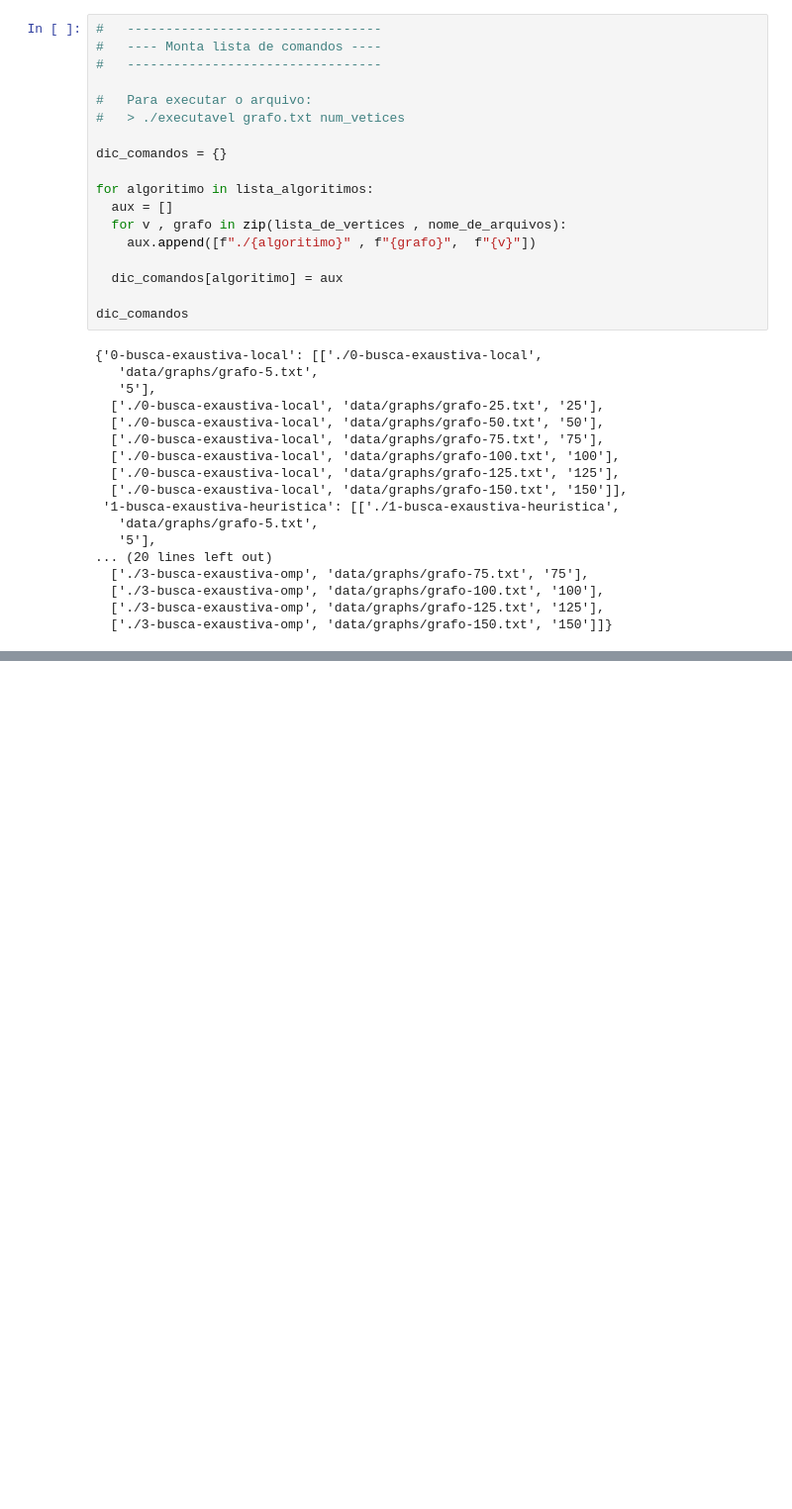
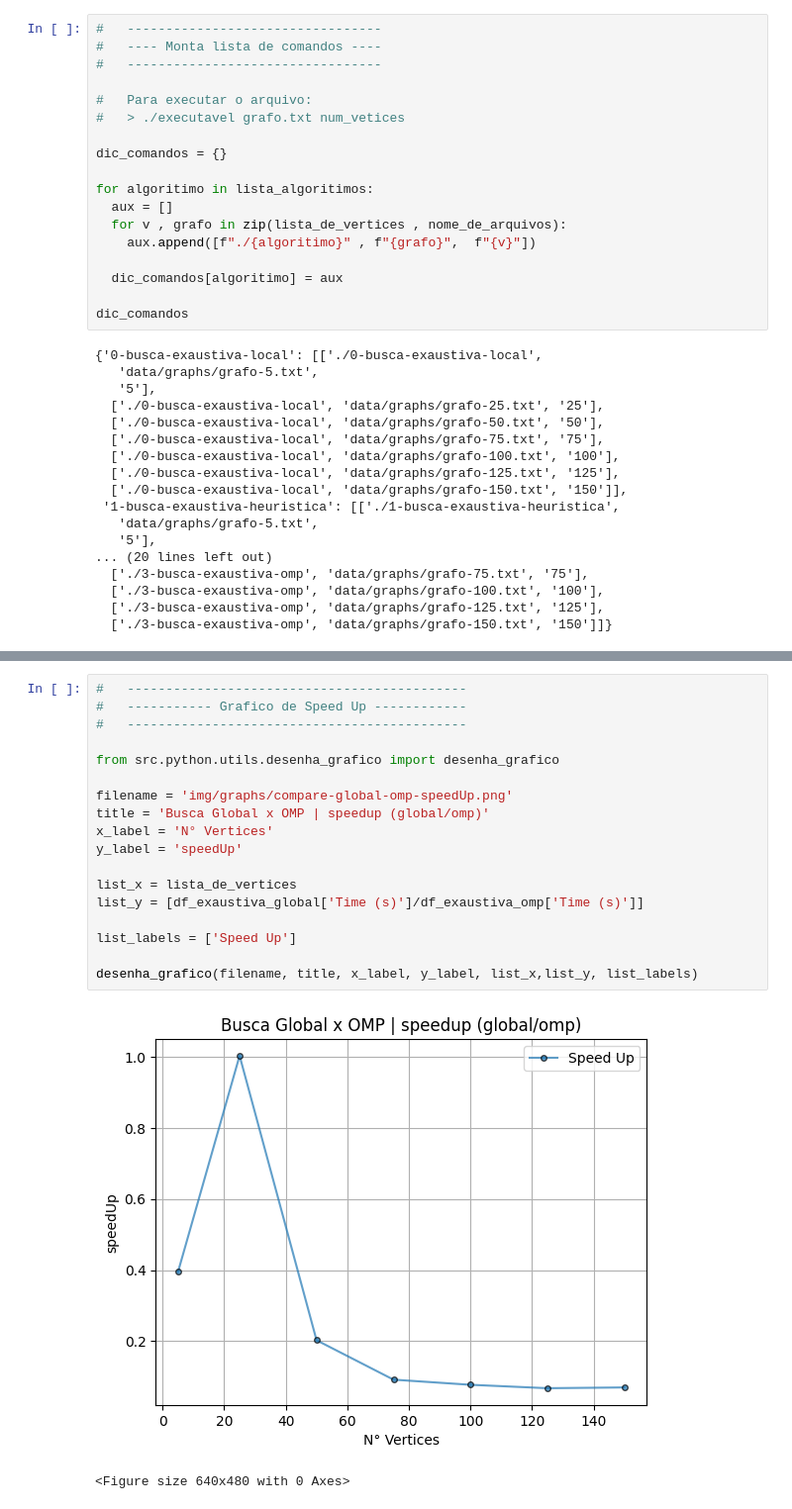
Before and after one commit to leticiacb1/Find-MaximumClique-Graph, a Jupyter notebook: relatorio_projeto.ipynb, the cells around one changed output, grey strips where cells are left out. Shown at 99% size. Drawn from its saved outputs; the diff is of its cells as text; blank space fills up the shorter version.

```diff
--- a/relatorio_projeto.ipynb
+++ b/relatorio_projeto.ipynb
@@ -952 +1030,22 @@ df_exaustiva_omp
+# %%
+#   --------------------------------------------
+#   ----------- Grafico de Speed Up ------------
+#   --------------------------------------------
+
+from src.python.utils.desenha_grafico import desenha_grafico
+
+filename = 'img/graphs/compare-global-omp-speedUp.png'
+title = 'Busca Global x OMP | speedup (global/omp)'
+x_label = 'N° Vertices'
+y_label = 'speedUp'
+
+list_x = lista_de_vertices
+list_y = [df_exaustiva_global['Time (s)']/df_exaustiva_omp['Time (s)']]
+
+list_labels = ['Speed Up']
+
+desenha_grafico(filename, title, x_label, y_label, list_x,list_y, list_labels)
+# %% [output]
+[figure, added]
+<Figure size 640x480 with 0 Axes>
 # %% [markdown]
```
Also changed, not shown: parts of 37 cells of this notebook.
